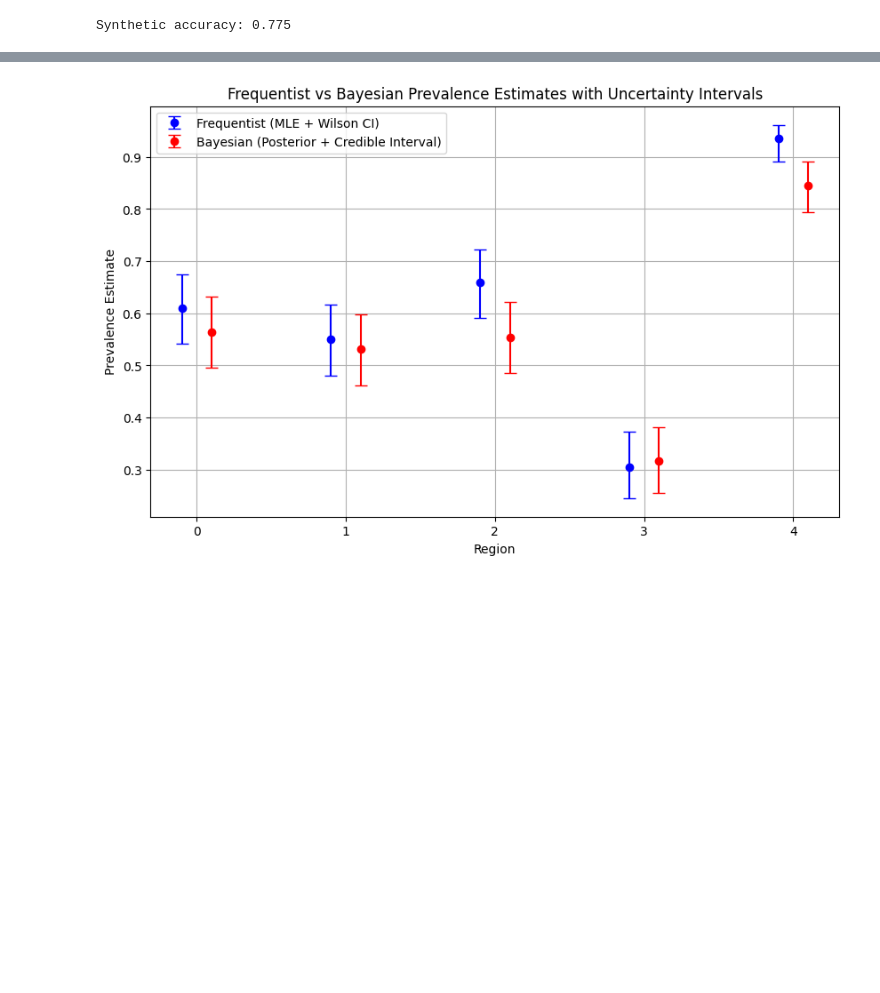
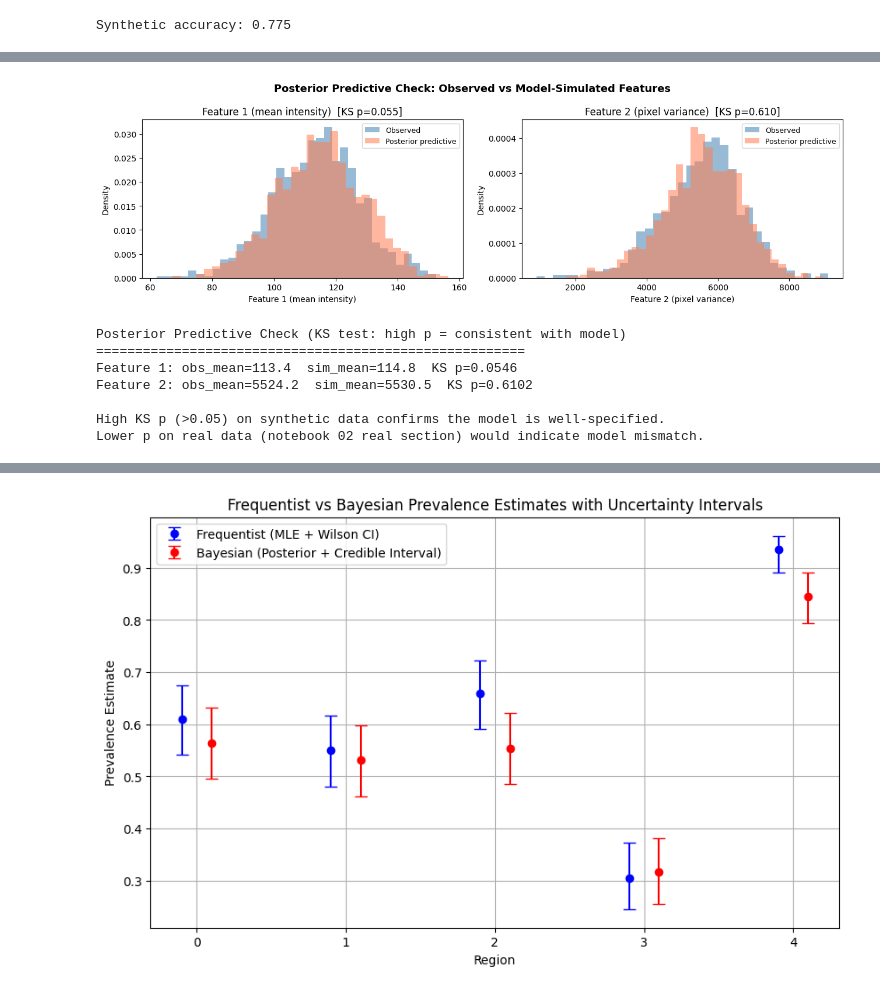
Before and after one commit to 333ihab/Malaria-detection-Bayesian-Inference, a Jupyter notebook: notebooks/02_exact_inference.ipynb, the cells around one changed output, grey strips where cells are left out. Saved outputs shown, nothing was run; the diff lists cells and outputs as text; code cells hidden in the pictures; blank space fills up the shorter version.

```diff
--- a/notebooks/02_exact_inference.ipynb
+++ b/notebooks/02_exact_inference.ipynb
@@ -269,0 +352,52 @@ Synthetic accuracy: 0.775
+# %%
+# Posterior Predictive Check (PPC)
+# Resimulate X from the posterior to test model calibration.
+# If model is correct, simulated features should match observed.
+from scipy.stats import ks_2samp
+
+rng_ppc = np.random.default_rng(99)
+ppc_features = []
+for _, row in df.iterrows():
+    r = int(row['region'])
+    aq, bq = region_posts[r]
+    pi_r  = rng_ppc.beta(aq, bq)
+    z_sim = rng_ppc.binomial(1, pi_r)
+    x_sim = rng_ppc.normal(mu_1, sigma_1) if z_sim else rng_ppc.normal(mu_0, sigma_0)
+    ppc_features.append(x_sim)
+ppc_arr = np.array(ppc_features)
+
+fig, axes = plt.subplots(1, 2, figsize=(13, 4))
+fig.suptitle('Posterior Predictive Check: Observed vs Model-Simulated Features',
+             fontsize=13, fontweight='bold')
+for j, fname in enumerate(['Feature 1 (mean intensity)', 'Feature 2 (pixel variance)']):
+    ax   = axes[j]
+    obs  = df[f'feature_{j+1}'].values
+    sim  = ppc_arr[:, j]
+    ax.hist(obs, bins=35, alpha=0.55, color='steelblue', density=True, label='Observed')
+    ax.hist(sim, bins=35, alpha=0.55, color='coral',     density=True, label='Posterior predictive')
+    ks_stat, ks_p = ks_2samp(obs, sim)
+    ax.set_xlabel(fname); ax.set_ylabel('Density')
+    ax.set_title(f'{fname}  [KS p={ks_p:.3f}]'); ax.legend(fontsize=9)
+plt.tight_layout()
+plt.savefig('../figures/02_posterior_predictive_check.png', dpi=120, bbox_inches='tight')
+plt.show()
+
+print('Posterior Predictive Check (KS test: high p = consistent with model)')
+print('=' * 55)
+for j, fname in enumerate(['Feature 1', 'Feature 2']):
+    obs = df[f'feature_{j+1}'].values
+    sim = ppc_arr[:, j]
+    ks_stat, ks_p = ks_2samp(obs, sim)
+    print(f'{fname}: obs_mean={obs.mean():.1f}  sim_mean={sim.mean():.1f}  KS p={ks_p:.4f}')
+print()
+print('High KS p (>0.05) on synthetic data confirms the model is well-specified.')
+print('Lower p on real data (notebook 02 real section) would indicate model mismatch.')
+# %% [output]
+[figure, added]
+Posterior Predictive Check (KS test: high p = consistent with model)
+=======================================================
+Feature 1: obs_mean=113.4  sim_mean=114.8  KS p=0.0546
+Feature 2: obs_mean=5524.2  sim_mean=5530.5  KS p=0.6102
+
+High KS p (>0.05) on synthetic data confirms the model is well-specified.
+Lower p on real data (notebook 02 real section) would indicate model mismatch.
```
Also changed, not shown: parts of 10 cells of this notebook, 20 other files.
